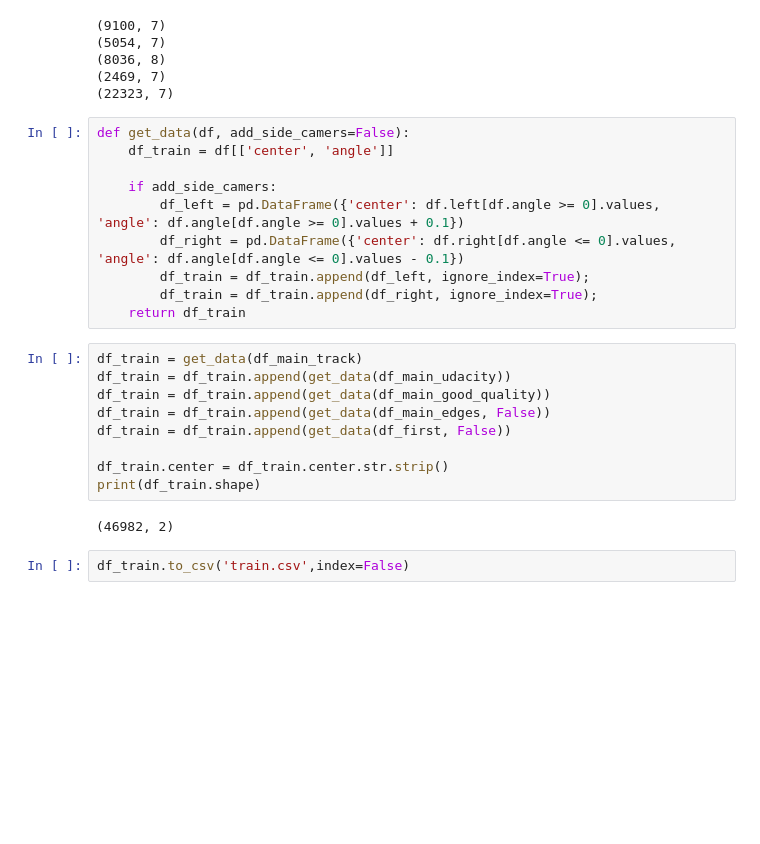
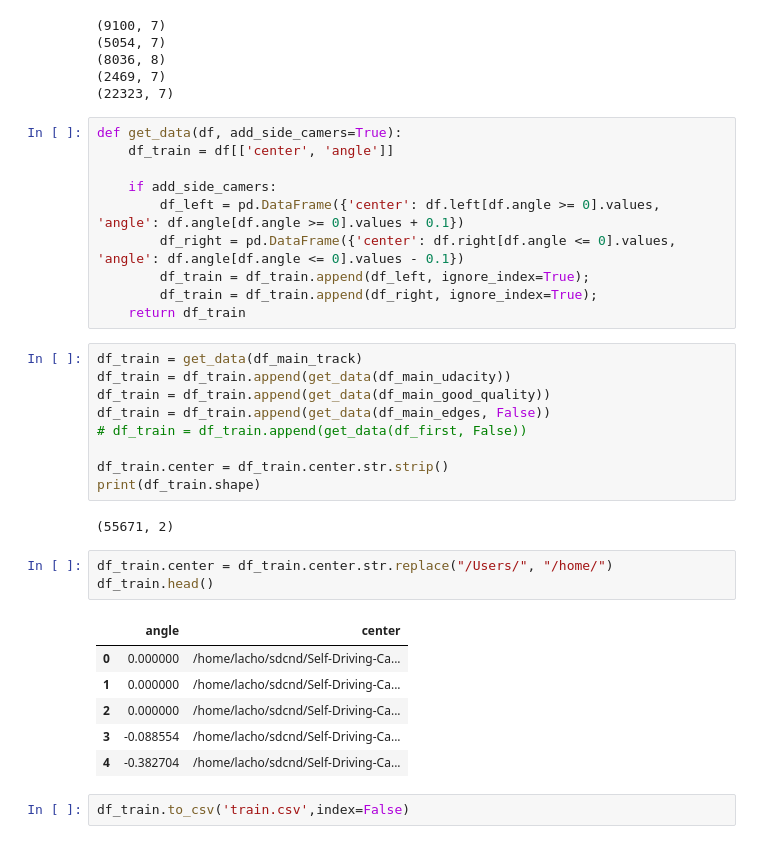
Before and after one commit to lachezarbozhkov/Self-Driving-Car-Simulator, a Jupyter notebook: Prepare Train Data.ipynb, the cells around one changed output. Saved outputs shown, nothing was run; the diff lists cells and outputs as text; blank space fills up the shorter version.

```diff
--- a/Prepare Train Data.ipynb
+++ b/Prepare Train Data.ipynb
@@ -38,7 +38,7 @@ print(df_first.shape)
 (2469, 7)
 (22323, 7)
 # %%
-def get_data(df, add_side_camers=False):
+def get_data(df, add_side_camers=True):
     df_train = df[['center', 'angle']]
 
     if add_side_camers:
@@ -52,12 +52,22 @@ df_train = get_data(df_main_track)
 df_train = df_train.append(get_data(df_main_udacity))
 df_train = df_train.append(get_data(df_main_good_quality))
 df_train = df_train.append(get_data(df_main_edges, False))
-df_train = df_train.append(get_data(df_first, False))
+# df_train = df_train.append(get_data(df_first, False))
 
 df_train.center = df_train.center.str.strip()
 print(df_train.shape)
 # %% [output]
-(46982, 2)
+(55671, 2)
+# %%
+df_train.center = df_train.center.str.replace("/Users/", "/home/")
+df_train.head()
+# %% [output]
+|  | angle | center |
+| 0 | 0.000000 | /home/lacho/sdcnd/Self-Driving-Ca... |
+| 1 | 0.000000 | /home/lacho/sdcnd/Self-Driving-Ca... |
+| 2 | 0.000000 | /home/lacho/sdcnd/Self-Driving-Ca... |
+| 3 | -0.088554 | /home/lacho/sdcnd/Self-Driving-Ca... |
+| 4 | -0.382704 | /home/lacho/sdcnd/Self-Driving-Ca... |
 # %%
 df_train.to_csv('train.csv',index=False)
 # %%
```
Also changed, not shown: parts of 5 cells of this notebook, 4 other files.
